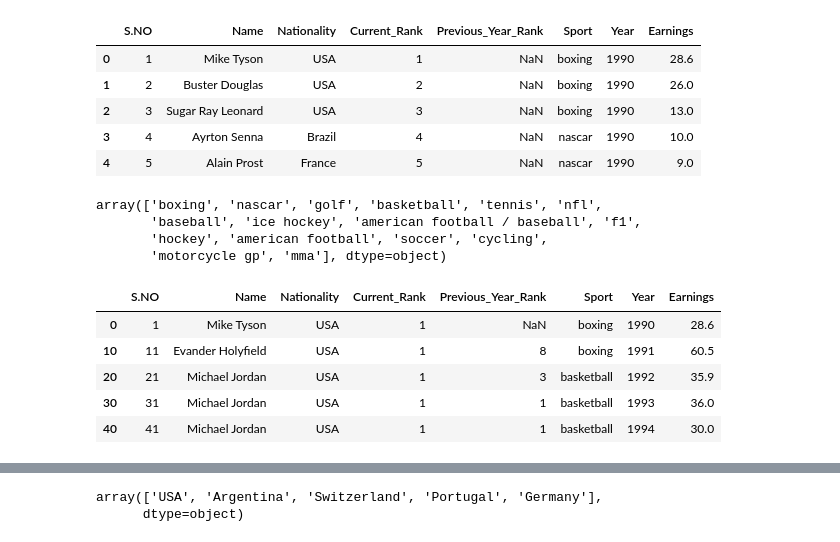
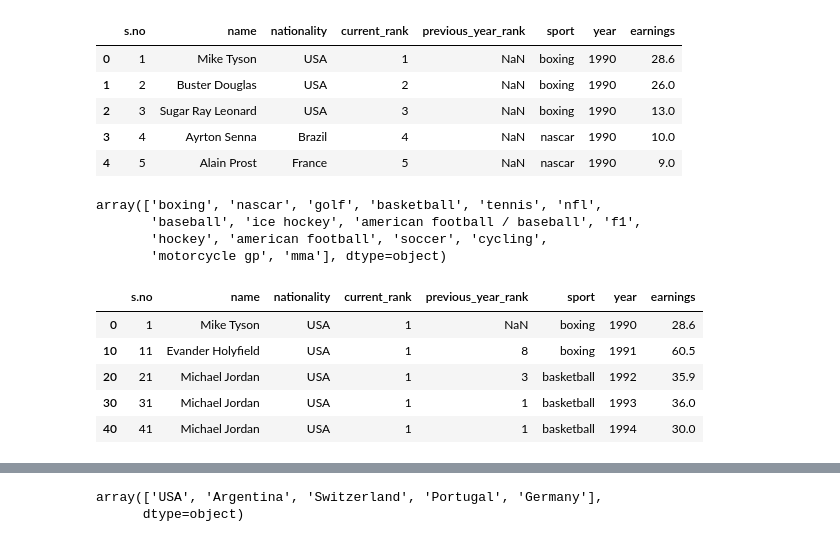
Before and after one commit to zoeshenrw/databootcamp-midterm, a Jupyter notebook: databootcamp-midterm.ipynb, the cells around one changed output, grey strips where cells are left out. Drawn from its saved outputs; the diff is of its cells as text; code cells hidden in the pictures.

```diff
--- a/databootcamp-midterm.ipynb
+++ b/databootcamp-midterm.ipynb
@@ -6,17 +6,19 @@ from plotnine import *
 import statsmodels.formula.api as smf
 # %%
 df=pd.read_csv('Forbes Richest Atheletes (Forbes Richest Athletes 1990-2020).csv')
-df = df.rename(columns={'earnings ($ million)': 'Earnings'})
+df = df.rename(columns={'earnings ($ million)': 'earnings'})
 df = df.rename(columns=lambda x: x.replace(' ', '_'))
 
 df.loc[df['Sport'].str.contains('auto racing', case=False), 'Sport'] = 'NASCAR'
 df.loc[df['Sport'].str.contains('f1', case=False), 'Sport'] = 'f1'
 
 df.Sport=df.Sport.str.lower().replace('nba','basketball')
 
+df.columns = df.columns.str.lower()
+
 df.head()
 # %% [output]
-|  | S.NO | Name | Nationality | Current_Rank | Previous_Year_Rank | Sport | Year | Earnings |
+|  | s.no | name | nationality | current_rank | previous_year_rank | sport | year | earnings |
 | 0 | 1 | Mike Tyson | USA | 1 | NaN | boxing | 1990 | 28.6 |
 | 1 | 2 | Buster Douglas | USA | 2 | NaN | boxing | 1990 | 26.0 |
 | 2 | 3 | Sugar Ray Leonard | USA | 3 | NaN | boxing | 1990 | 13.0 |
@@ -33,10 +35,10 @@ array(['boxing', 'nascar', 'golf', 'basketball', 'tennis', 'nfl',
 # The following section will analyze the trend of all years' No.1 ranked athletes
 # with data visualization and interpreration
 # %%
-df_no1 = df[(df.Current_Rank == 1)]
+df_no1 = df[(df.current_rank == 1)]
 df_no1.head()
 # %% [output]
-|  | S.NO | Name | Nationality | Current_Rank | Previous_Year_Rank | Sport | Year | Earnings |
+|  | s.no | name | nationality | current_rank | previous_year_rank | sport | year | earnings |
 | 0 | 1 | Mike Tyson | USA | 1 | NaN | boxing | 1990 | 28.6 |
 | 10 | 11 | Evander Holyfield | USA | 1 | 8 | boxing | 1991 | 60.5 |
 | 20 | 21 | Michael Jordan | USA | 1 | 3 | basketball | 1992 | 35.9 |
```
Also changed, not shown: parts of 14 cells of this notebook.
